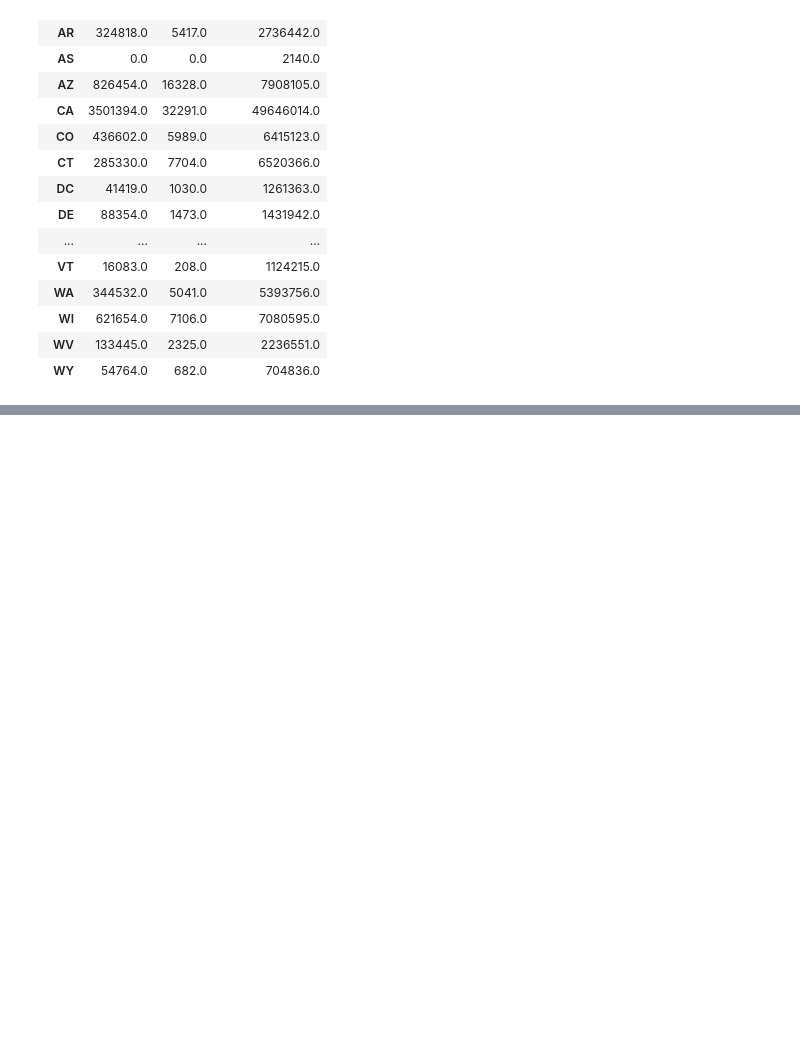
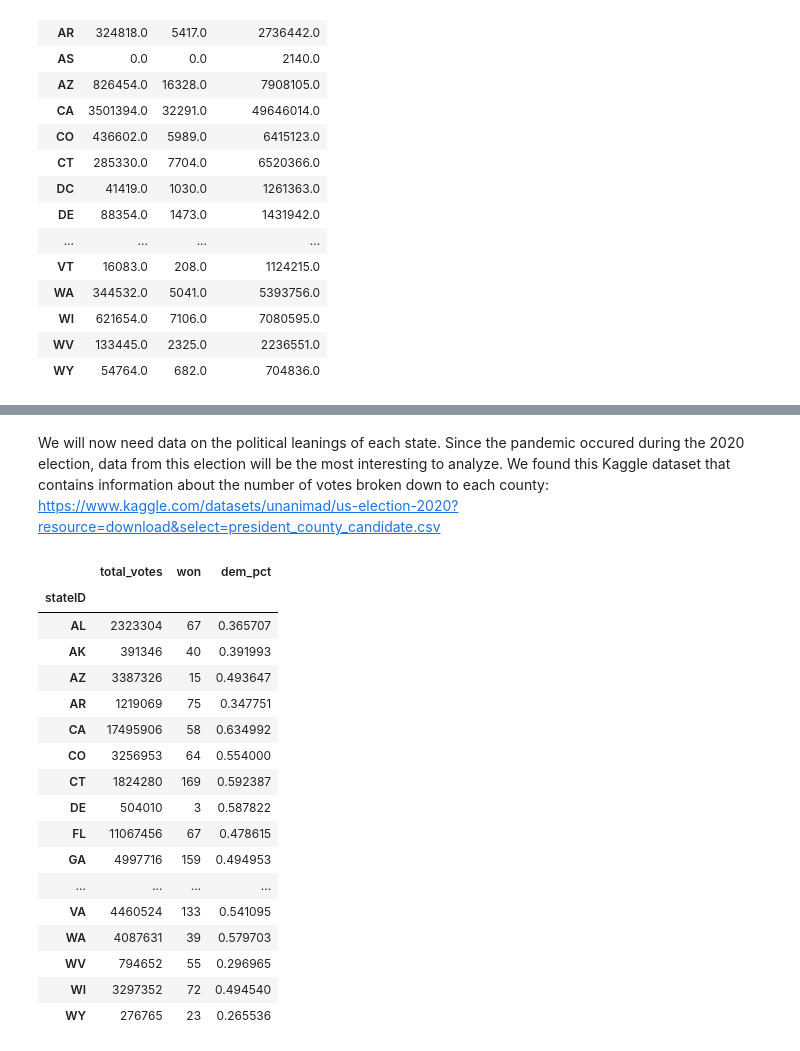
Before and after one commit to joyjwang/joyjwang.github.io, a Jupyter notebook: Final Project.ipynb, the cells around one changed output, grey strips where cells are left out. Drawn from its saved outputs; the diff is of its cells as text; code cells hidden in the pictures; blank space fills up the shorter version.

Commit message:
Election dataset parsed

```diff
--- a/Final Project.ipynb
+++ b/Final Project.ipynb
@@ -183,0 +224,44 @@ km = KMeans(
+# %% [markdown]
+We will now need data on the political leanings of each state. Since the pandemic occured during the 2020 election, data from this election will be the most interesting to analyze. We found this Kaggle dataset that contains information about the number of votes broken down to each county:
+https://www.kaggle.com/datasets/unanimad/us-election-2020?resource=download&select=president_county_candidate.csv
+# %%
+# read table
+elections = pd.read_csv("president_county_candidate.csv")
+
+# group table by state and party, remove DC
+filtered = elections[elections["party"] == "DEM"]
+grouped = filtered.groupby(["state", "party"]).sum()
+grouped = grouped.drop(index=["District of Columbia"])
+
+# get totals
+total = elections.groupby("state").sum()
+total = total.drop(index=["District of Columbia"])
+
+# loop through and get democratic percentage
+for index, row in grouped.iterrows():
+    total.at[index[0],"dem_pct"] = row["total_votes"]/total["total_votes"][index[0]]
+
+
+# change to state abbreviations instead of full names
+total["stateID"] = ["AL", "AK","AZ","AR","CA","CO","CT","DE","FL","GA","HI","ID","IL","IN","IA","KS","KY","LA","ME","MD","MA","MI","MN","MS","MO","MT","NE","NV","NH","NJ","NM","NY","NC","ND","OH","OK","OR","PA","RI","SC","SD","TN","TX","UT","VT","VA","WA","WV","WI","WY"]
+total = total.set_index("stateID")
+total
+# %% [output]
+|  | total_votes | won | dem_pct |
+| stateID |  |  |  |
+| AL | 2323304 | 67 | 0.365707 |
+| AK | 391346 | 40 | 0.391993 |
+| AZ | 3387326 | 15 | 0.493647 |
+| AR | 1219069 | 75 | 0.347751 |
+| CA | 17495906 | 58 | 0.634992 |
+| CO | 3256953 | 64 | 0.554000 |
+| CT | 1824280 | 169 | 0.592387 |
+| DE | 504010 | 3 | 0.587822 |
+| FL | 11067456 | 67 | 0.478615 |
+| GA | 4997716 | 159 | 0.494953 |
+| ... | ... | ... | ... |
+| VA | 4460524 | 133 | 0.541095 |
+| WA | 4087631 | 39 | 0.579703 |
+| WV | 794652 | 55 | 0.296965 |
+| WI | 3297352 | 72 | 0.494540 |
+| WY | 276765 | 23 | 0.265536 |
```
Also changed, not shown: parts of 3 cells of this notebook.
